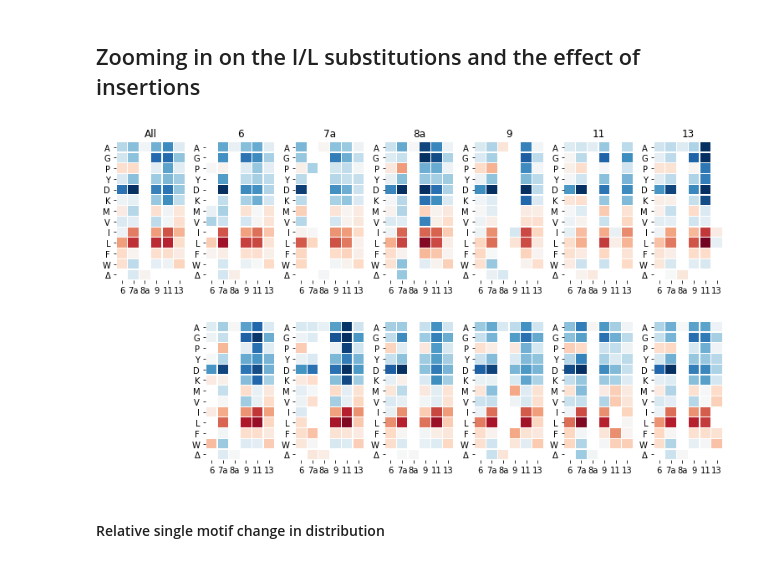
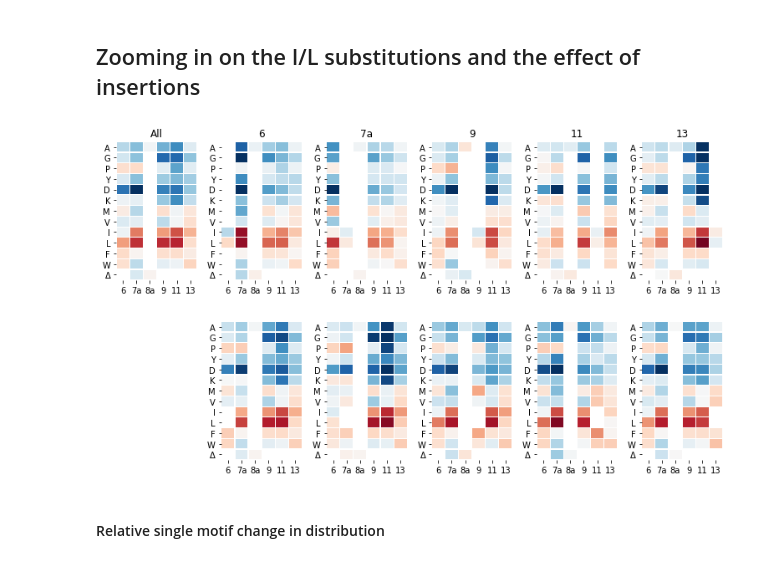
Before and after one commit to MayaPetek/InDelScanner, a Jupyter notebook: Results_Remkes/Heatmaps.ipynb, the cells around one changed output. Saved outputs shown, nothing was run; the diff lists cells and outputs as text; code cells hidden in the pictures.

```diff
--- a/Results_Remkes/Heatmaps.ipynb
+++ b/Results_Remkes/Heatmaps.ipynb
@@ -37,14 +45,0 @@ from indels.ind import trim_read, findEnds, endMatch, findGap, gapAlign
-# %%
-os.chdir("/mnt/c/Users/Maya/Dropbox/mek_results")
-
-with open('Remkes_protein.p', 'rb') as f:
-    all_ref = pickle.load(f)
-with open('Remkes_protein_low.p', 'rb') as f:
-    low = pickle.load(f)
-
-all_ref['mek']['low-v2'] = low['mek']['low-v2']
-
-mek = {}
-for fraction in ['high', 'med']:
-    mek[fraction] = Counter(all_ref['mek'][fraction])
-mek['low-t'] = Counter(all_ref['mek']['low']) + Counter(all_ref['mek']['low-v2'])
@@ -57,5 +45,0 @@ df_20to50 = df_all.loc[(df_all['high'].isin(range(10,50))) &
-# %%
-df_pos = df_50p.append(df_20to50)
-df_pos = df_pos.drop(['6L/7aL/9A/9a*', '6L/7aI/9A/9a*'])
-pos = df_pos.to_dict()
-df_pos.describe()
@@ -72,3 +46,11 @@ df_pos.describe()
+# %%
+with open('mek_counter.pickle', 'rb') as pf:
+    mek = pickle.load(pf)
+
+with open('df_pos.pickle', 'rb') as pf:
+    df_pos = pickle.load(pf)
+
+pos = df_pos.to_dict()
 # %% [markdown]
 Here, the filtering steps have been completed: the result is a dataset with 32,4K variants that we are confident to call active MEK1 variants. Next, I use these variants to explore the enrichment of different amino acids amongst positive variants.
 # %% [markdown]
@@ -560,10 +489,16 @@ hydrophobics = {'6': ['P', 'M','L', 'F', 'V'],
 
 i_l = {'6': ['P', 'M','L', 'F', 'V'],
         '7a': ['I', 'L', 'P'],
-       '8a': ['A'],
         '9': ['I', 'L'],
         '11':['I','L'],
         '13': ['I', 'L']}
+
+
+il_strict = {'6': ['I', 'L'],
+        '7a': ['I', 'L'],
+        '9': ['I', 'L'],
+        '11':['I','L'],
+        '13': ['I', 'L']}
 # %%
 hpho_1 = []
 for k1 in pos_order:
@@ -629,9 +564,9 @@ def restricted_preference_plots(ax_lims, log_function, rest, fname='', fsize=(12
         plt.savefig(fname, dpi=300)
     plt.show()
 # %%
-restricted_preference_plots((-2, 2), np.log2, il_1, 'S12_one_res_log2_-2to2.svg', (13,7))
+restricted_preference_plots((-2, 2), np.log2, il_1, fsize=(13,7))
 # %% [output]
-[figure, old version]
+[figure, new version]
 # %% [markdown]
 #### Relative single motif change in distribution
 # %%
```
Also changed, not shown: parts of 31 cells of this notebook.
